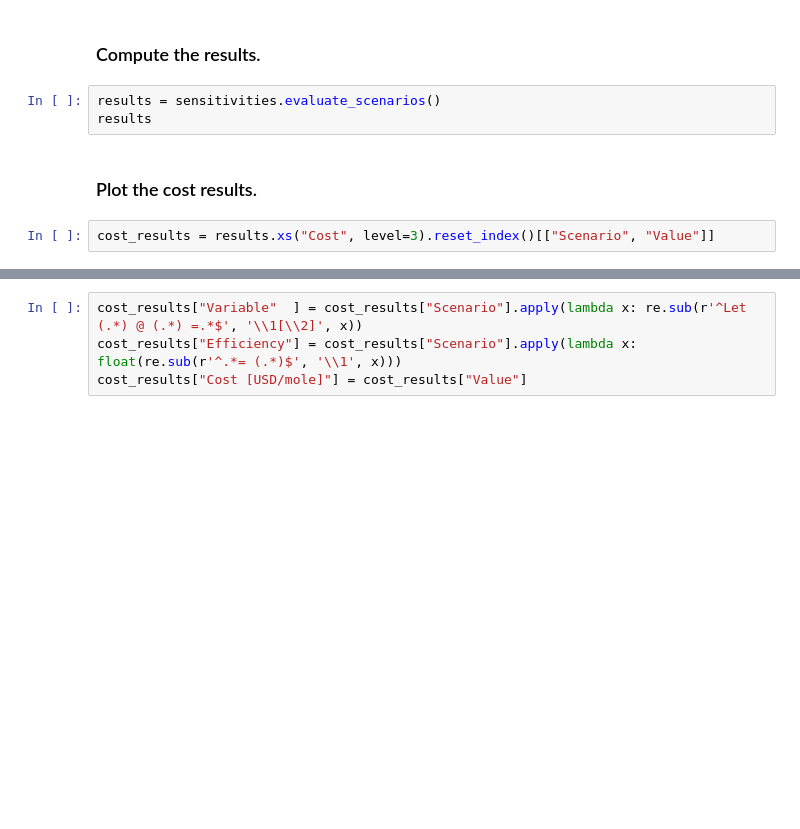
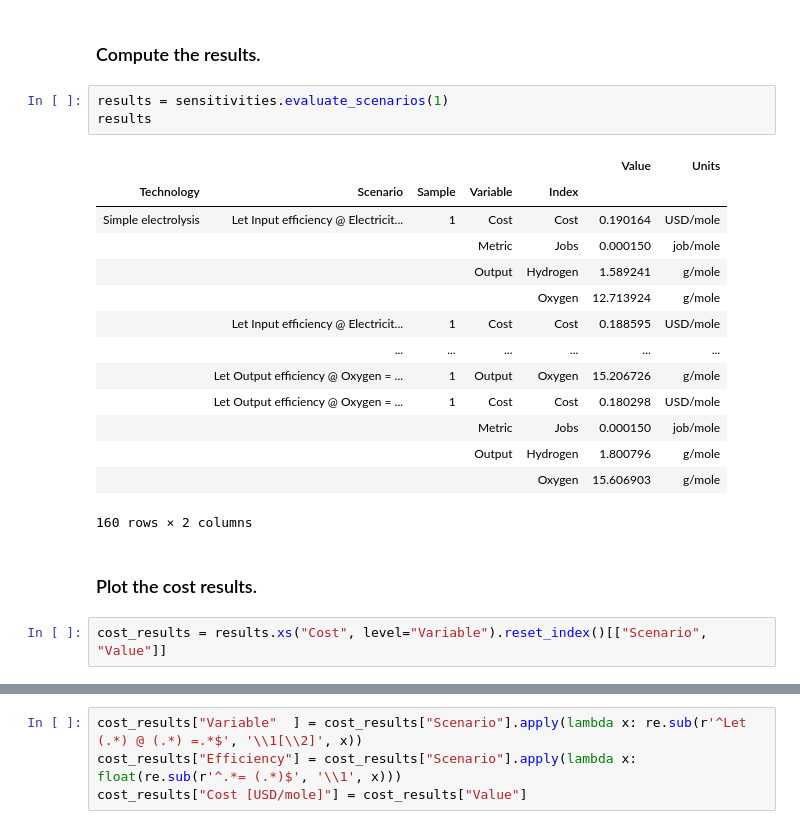
Before and after one commit to NREL/tyche, a Jupyter notebook: framework/code/investment-example.ipynb, the cells around one changed output, grey strips where cells are left out. Drawn from its saved outputs; the diff is of its cells as text; blank space fills up the shorter version.

```diff
--- a/framework/code/investment-example.ipynb
+++ b/framework/code/investment-example.ipynb
@@ -213,9 +323,24 @@ sensitivities.parameters.shape
 # %% [markdown]
 ### Compute the results.
 # %%
-results = sensitivities.evaluate_scenarios()
+results = sensitivities.evaluate_scenarios(1)
 results
+# %% [output]
+|  |  |  |  |  | Value | Units |
+| Technology | Scenario | Sample | Variable | Index |  |  |
+| Simple electrolysis | Let Input efficiency @ Electricit... | 1 | Cost | Cost | 0.190164 | USD/mole |
+|  |  |  | Metric | Jobs | 0.000150 | job/mole |
+|  |  |  | Output | Hydrogen | 1.589241 | g/mole |
+|  |  |  |  | Oxygen | 12.713924 | g/mole |
+|  | Let Input efficiency @ Electricit... | 1 | Cost | Cost | 0.188595 | USD/mole |
+|  | ... | ... | ... | ... | ... | ... |
+|  | Let Output efficiency @ Oxygen = ... | 1 | Output | Oxygen | 15.206726 | g/mole |
+|  | Let Output efficiency @ Oxygen = ... | 1 | Cost | Cost | 0.180298 | USD/mole |
+|  |  |  | Metric | Jobs | 0.000150 | job/mole |
+|  |  |  | Output | Hydrogen | 1.800796 | g/mole |
+|  |  |  |  | Oxygen | 15.606903 | g/mole |
+160 rows × 2 columns
 # %% [markdown]
 ### Plot the cost results.
 # %%
-cost_results = results.xs("Cost", level=3).reset_index()[["Scenario", "Value"]]
+cost_results = results.xs("Cost", level="Variable").reset_index()[["Scenario", "Value"]]
```
Also changed, not shown: parts of 17 cells of this notebook, 3 other files.
